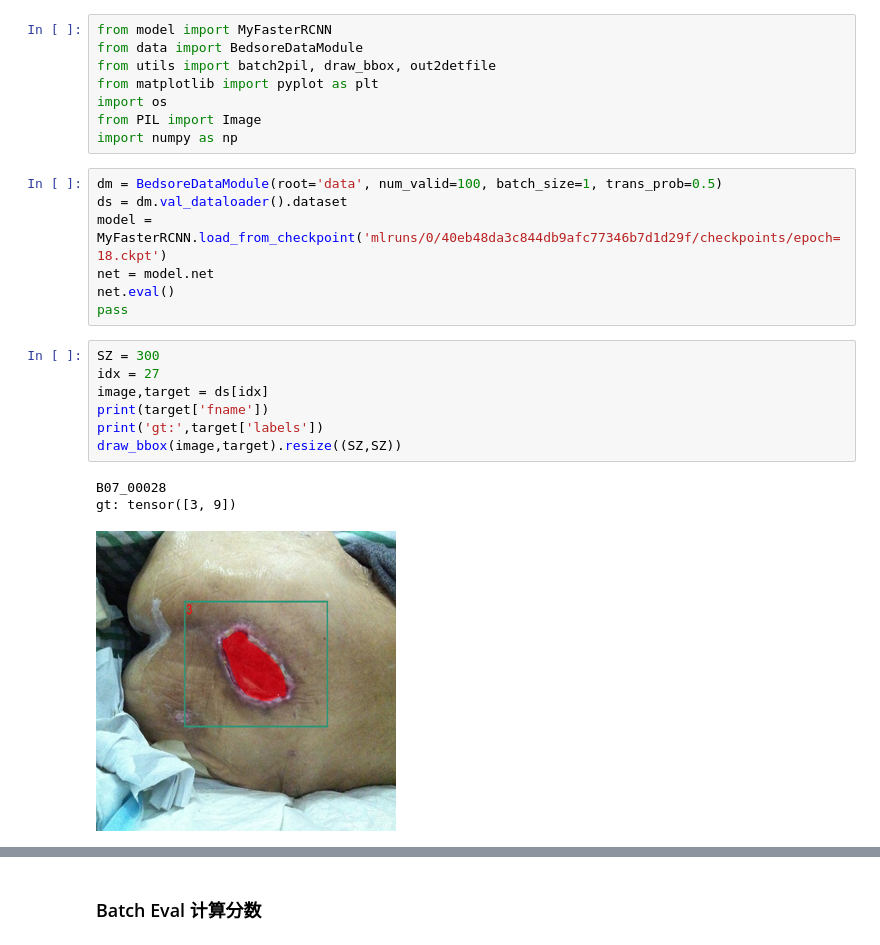
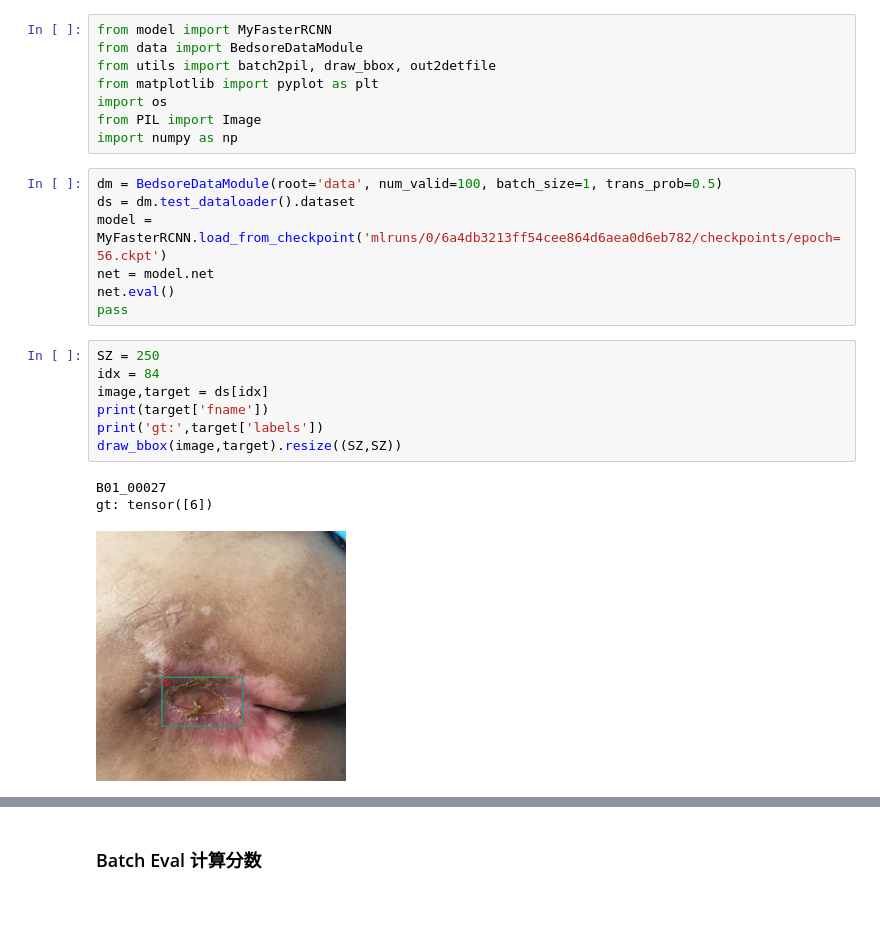
Before and after one commit to newfyu/Bedsore, a Jupyter notebook: demo.ipynb, the cells around one changed output, grey strips where cells are left out. Drawn from its saved outputs; the diff is of its cells as text; blank space fills up the shorter version.

```diff
--- a/demo.ipynb
+++ b/demo.ipynb
@@ -8,22 +8,22 @@ from PIL import Image
 import numpy as np
 # %%
 dm = BedsoreDataModule(root='data', num_valid=100, batch_size=1, trans_prob=0.5)
-ds = dm.val_dataloader().dataset
-model = MyFasterRCNN.load_from_checkpoint('mlruns/0/40eb48da3c844db9afc77346b7d1d29f/checkpoints/epoch=18.ckpt')
+ds = dm.test_dataloader().dataset
+model = MyFasterRCNN.load_from_checkpoint('mlruns/0/6a4db3213ff54cee864d6aea0d6eb782/checkpoints/epoch=56.ckpt')
 net = model.net
 net.eval()
 pass
 # %%
-SZ = 300
-idx = 27
+SZ = 250
+idx = 84
 image,target = ds[idx]
 print(target['fname'])
 print('gt:',target['labels'])
 draw_bbox(image,target).resize((SZ,SZ))
 # %% [output]
-B07_00028
-gt: tensor([3, 9])
+B01_00027
+gt: tensor([6])
-[figure, old version]
+[figure, new version]
 # %%
 out = net([image],[target])[0]
 print('out labels: ', out['labels'])
```
Also changed, not shown: parts of 1 cell of this notebook, 6 other files.
